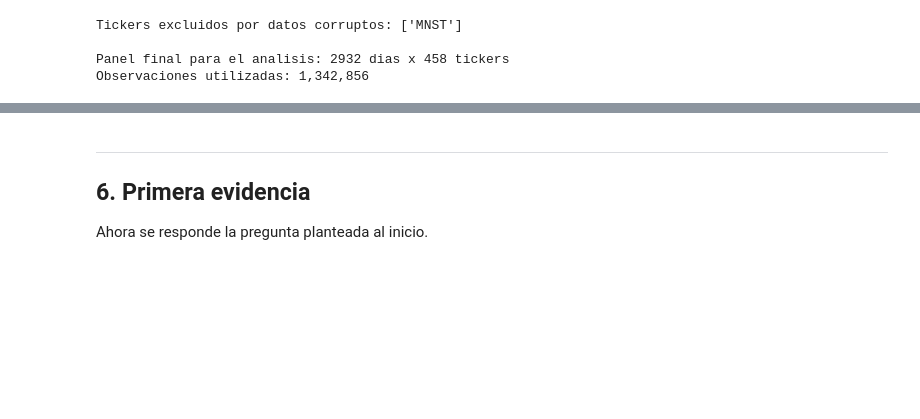
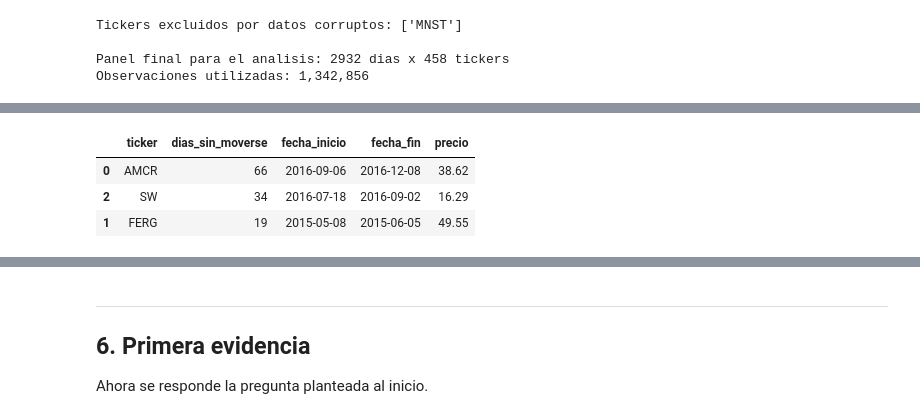
Before and after one commit to 0263389/datos-masivos-correlacion-sp500, a Jupyter notebook: notebooks/01_entregable1.ipynb, the cells around one changed output, grey strips where cells are left out. Saved outputs shown, nothing was run; the diff lists cells and outputs as text; code cells hidden in the pictures; blank space fills up the shorter version.

```diff
--- a/notebooks/01_entregable1.ipynb
+++ b/notebooks/01_entregable1.ipynb
@@ -460,0 +574,7 @@ Observaciones utilizadas: 1,342,856
+# %%
+quality.detectar_precios_estancados(precios)
+# %% [output]
+|  | ticker | dias_sin_moverse | fecha_inicio | fecha_fin | precio |
+| 0 | AMCR | 66 | 2016-09-06 | 2016-12-08 | 38.62 |
+| 2 | SW | 34 | 2016-07-18 | 2016-09-02 | 16.29 |
+| 1 | FERG | 19 | 2015-05-08 | 2015-06-05 | 49.55 |
```
Also changed, not shown: parts of 22 cells of this notebook, 2 other files.
